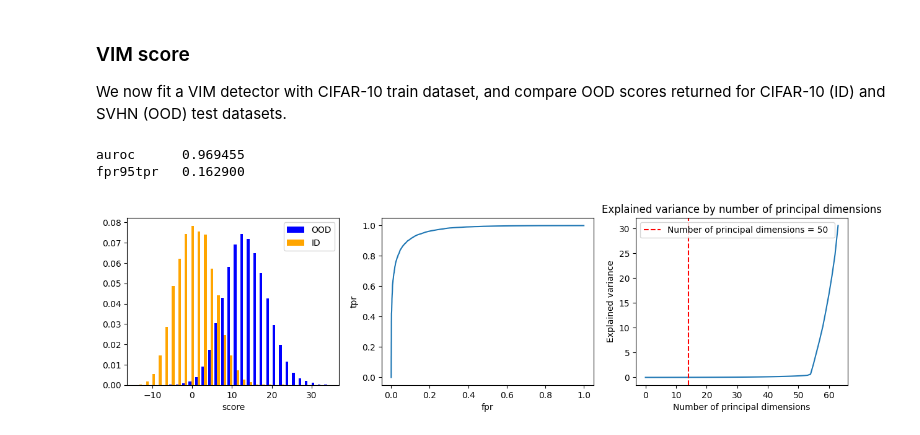
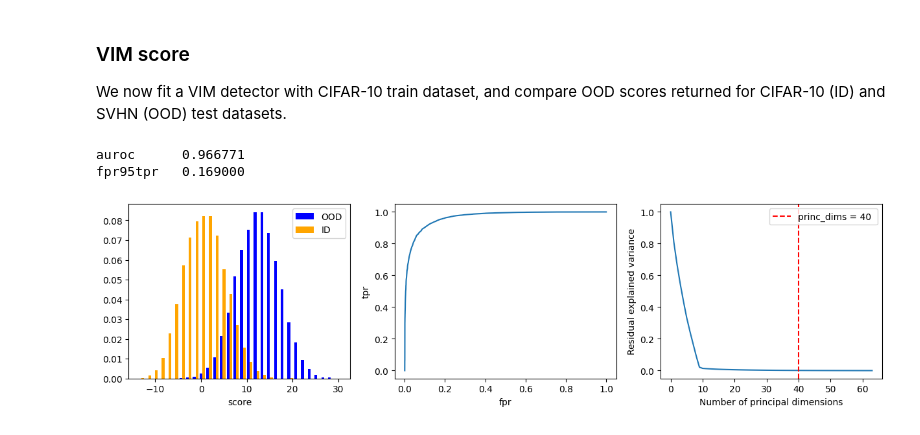
Before and after one commit to deel-ai/oodeel, a Jupyter notebook: docs/notebooks/torch/demo_vim_torch.ipynb, the cells around one changed output. Saved outputs shown, nothing was run; the diff lists cells and outputs as text; code cells hidden in the pictures.

```diff
--- a/docs/notebooks/torch/demo_vim_torch.ipynb
+++ b/docs/notebooks/torch/demo_vim_torch.ipynb
@@ -235,7 +237,7 @@ Test accuracy:  0.926000
 We now fit a VIM detector with CIFAR-10 train dataset, and compare OOD scores returned for CIFAR-10 (ID) and SVHN (OOD) test datasets.
 # %%
 # === vim scores ===
-vim = VIM(princ_dims=50)
+vim = VIM(princ_dims=40)
 vim.fit(model, ds_fit)
 scores_in = vim.score(ds_in)
 scores_out = vim.score(ds_out)
@@ -243,33 +245,33 @@ scores_out = vim.score(ds_out)
 # === metrics ===
 # auroc / fpr95
 metrics = bench_metrics(
     (scores_in, scores_out),
     metrics = ["auroc", "fpr95tpr"],
     )
 for k, v in metrics.items():
     print(f"{k:<10} {v:.6f}")
 
 # roc
 fpr, tpr, _, _ = get_curve(
     scores=np.concatenate([scores_in, scores_out]),
     labels=np.concatenate([scores_in * 0 + 0, scores_out * 0 + 1])
 )
 
 # plot hists / roc
 plt.figure(figsize=(15, 3.5))
 plt.subplot(131)
 plt.hist(x=(scores_out, scores_in), bins=30, color=("blue", "orange"),
          label=("OOD", "ID"), density=True)
 plt.xlabel("score")
 plt.legend()
 plt.subplot(132)
 plt.plot(fpr, tpr)
 plt.xlabel("fpr")
 plt.ylabel("tpr")
 plt.subplot(133)
 vim.plot_spectrum()
 plt.show()
 # %% [output]
-auroc      0.969455
-fpr95tpr   0.162900
+auroc      0.966771
+fpr95tpr   0.169000
-[figure, old version]
+[figure, new version]
```
Also changed, not shown: parts of 2 cells of this notebook, 1 other file.
